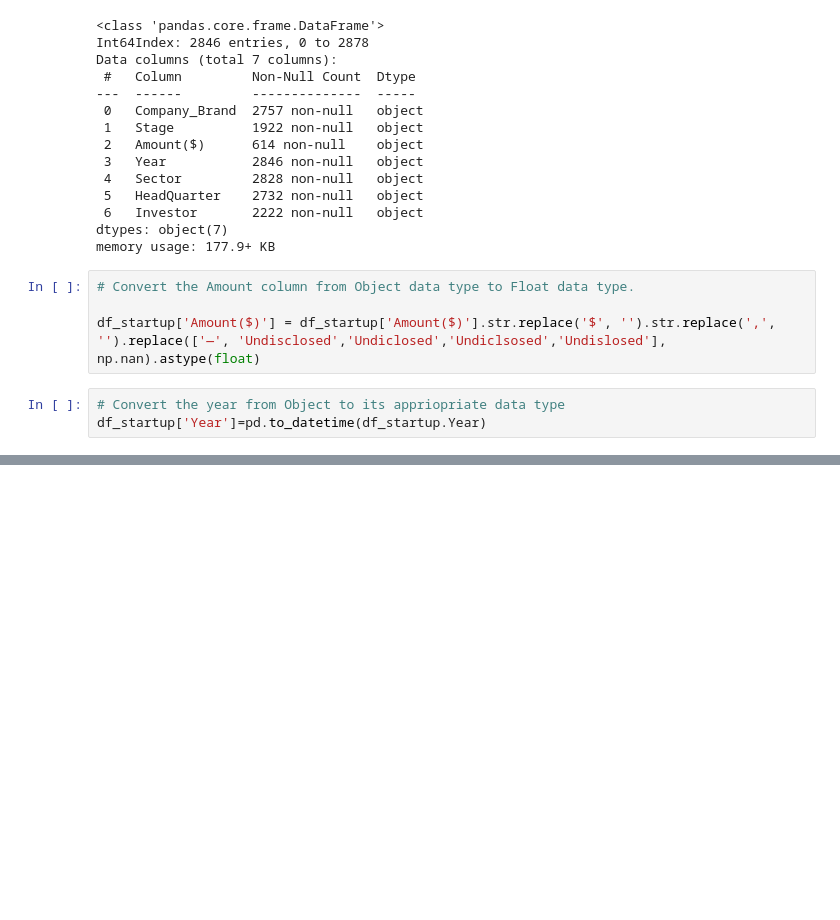
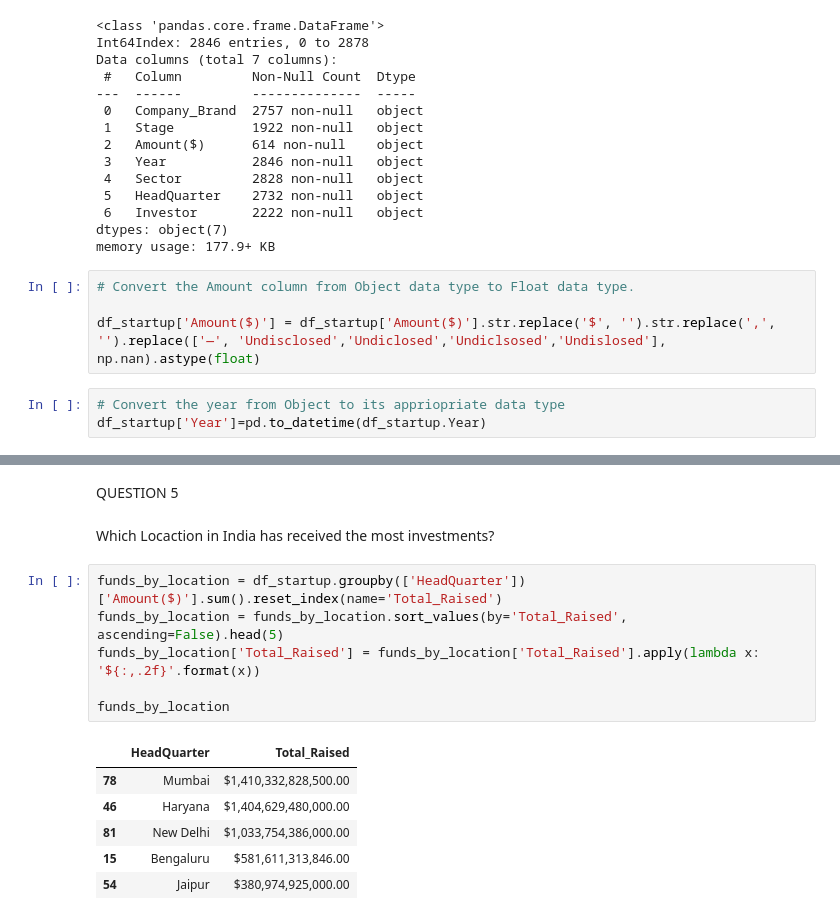
Before and after one commit to musah29/StartUp_Funding_Analysis, a Jupyter notebook: IBRAHIM_MUSAH_SERENDIPITY.ipynb, the cells around one changed output, grey strips where cells are left out. Cells and saved outputs as stored; diff of their text form; blank space fills up the shorter version.

```diff
--- a/IBRAHIM_MUSAH_SERENDIPITY.ipynb
+++ b/IBRAHIM_MUSAH_SERENDIPITY.ipynb
@@ -486,0 +510,17 @@ memory usage: 177.9+ KB
+# %% [markdown]
+QUESTION 5
+# %% [markdown]
+Which Locaction in India has received the most investments?
+# %%
+funds_by_location = df_startup.groupby(['HeadQuarter'])['Amount($)'].sum().reset_index(name='Total_Raised')
+funds_by_location = funds_by_location.sort_values(by='Total_Raised', ascending=False).head(5)
+funds_by_location['Total_Raised'] = funds_by_location['Total_Raised'].apply(lambda x: '${:,.2f}'.format(x))
+
+funds_by_location
+# %% [output]
+|  | HeadQuarter | Total_Raised |
+| 78 | Mumbai | $1,410,332,828,500.00 |
+| 46 | Haryana | $1,404,629,480,000.00 |
+| 81 | New Delhi | $1,033,754,386,000.00 |
+| 15 | Bengaluru | $581,611,313,846.00 |
+| 54 | Jaipur | $380,974,925,000.00 |
```
Also changed, not shown: parts of 22 cells of this notebook, 9 other files.
